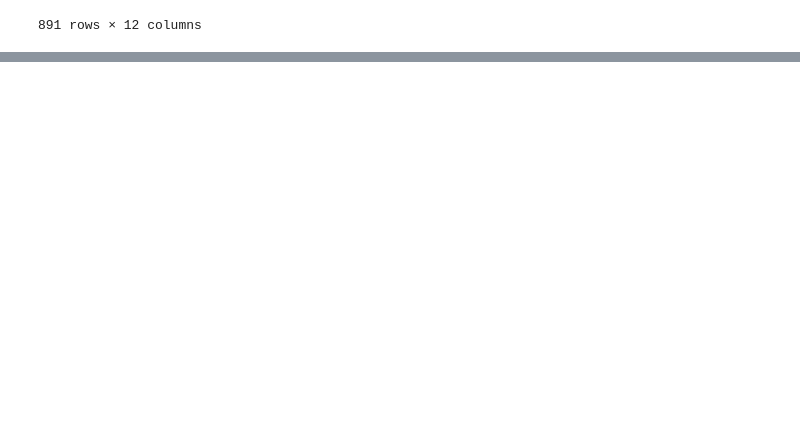
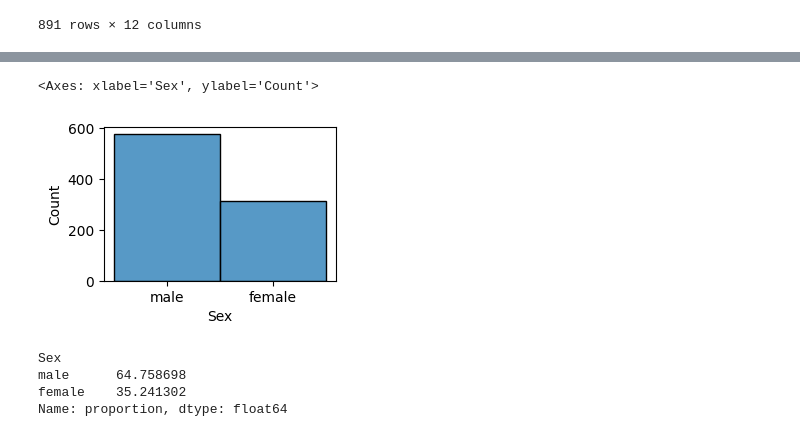
Before and after one commit to Ckp25/Titanic, a Jupyter notebook: notebooks/EDA.ipynb, the cells around one changed output, grey strips where cells are left out. Drawn from its saved outputs; the diff is of its cells as text; code cells hidden in the pictures; blank space fills up the shorter version.

```diff
--- a/notebooks/EDA.ipynb
+++ b/notebooks/EDA.ipynb
@@ -37,0 +96,15 @@ df.drop_duplicates()
+# %%
+# Visualize Sex column
+plt.figure(figsize=(3,2))
+sns.histplot(df['Sex'])
+# %% [output]
+<Axes: xlabel='Sex', ylabel='Count'>
+[figure, added]
+# %%
+# Percentages
+df['Sex'].value_counts(normalize=True)*100
+# %% [output]
+Sex
+male      64.758698
+female    35.241302
+Name: proportion, dtype: float64
```
Also changed, not shown: parts of 57 cells of this notebook.
